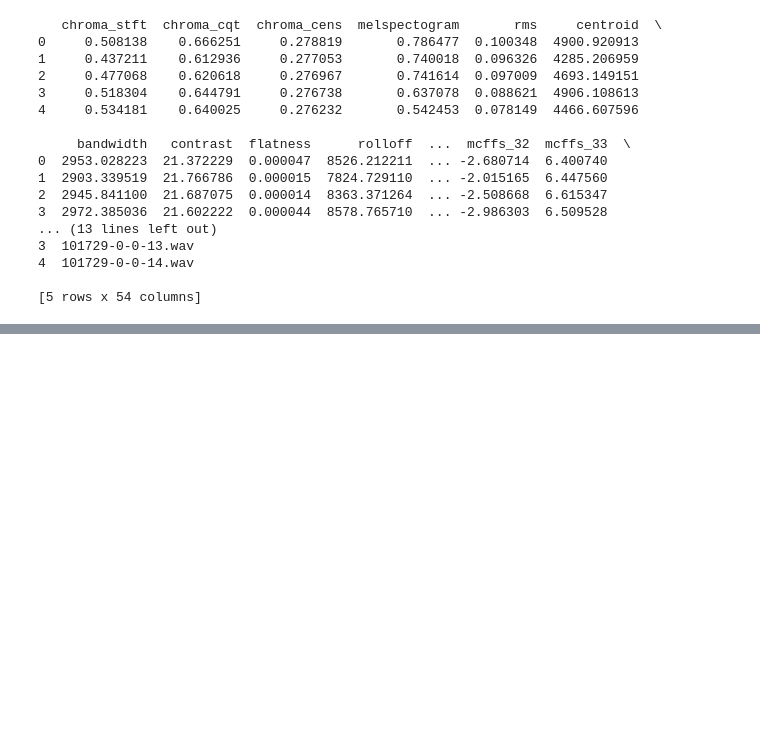
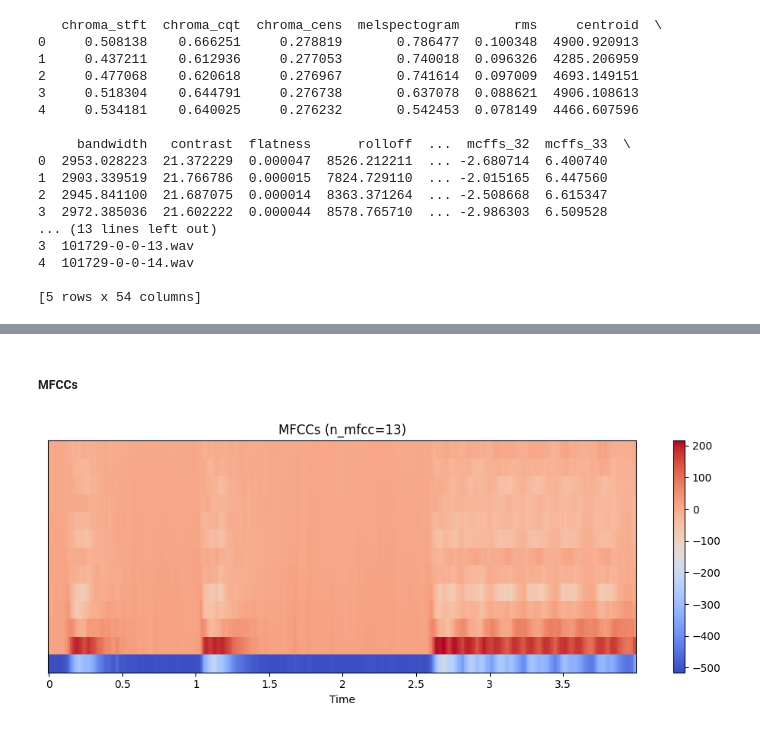
Before and after one commit to Alejandro-131004/AC-II, a Jupyter notebook: Assignment.ipynb, the cells around one changed output, grey strips where cells are left out. Saved outputs shown, nothing was run; the diff lists cells and outputs as text; code cells hidden in the pictures; blank space fills up the shorter version.

```diff
--- a/Assignment.ipynb
+++ b/Assignment.ipynb
@@ -699,0 +844,30 @@ FileNotFoundError: [Errno 2] No such file or directory: 'Datasets/urbansounds_fe
+# %% [markdown]
+##### MFCCs
+# %%
+def display_mfcc(audio_file, sr=44100, n_mfcc=13):
+    """
+    Generates and displays the MFCCs for the given audio file.
+
+    Args:
+        audio_file (str): Path to the audio file.
+        sr (int): Sampling rate of the audio (default: 44100).
+        n_mfcc (int): Number of MFCCs to extract (default: 13).
+    """
+    # Load the audio
+    y, sr = librosa.load(audio_file, sr=sr)
+
+    # Compute the MFCCs
+    mfccs = librosa.feature.mfcc(y=y, sr=sr, n_mfcc=n_mfcc)
+
+    # Plot the MFCCs
+    plt.figure(figsize=(10, 4))
+    librosa.display.specshow(mfccs, x_axis='time', sr=sr)
+    plt.title(f'MFCCs (n_mfcc={n_mfcc})')
+    plt.colorbar()
+    plt.tight_layout()
+    plt.show()
+
+# Display the MFCCs
+display_mfcc(input_audio_path)
+# %% [output]
+[figure, added]
```
Also changed, not shown: parts of 29 cells of this notebook.
